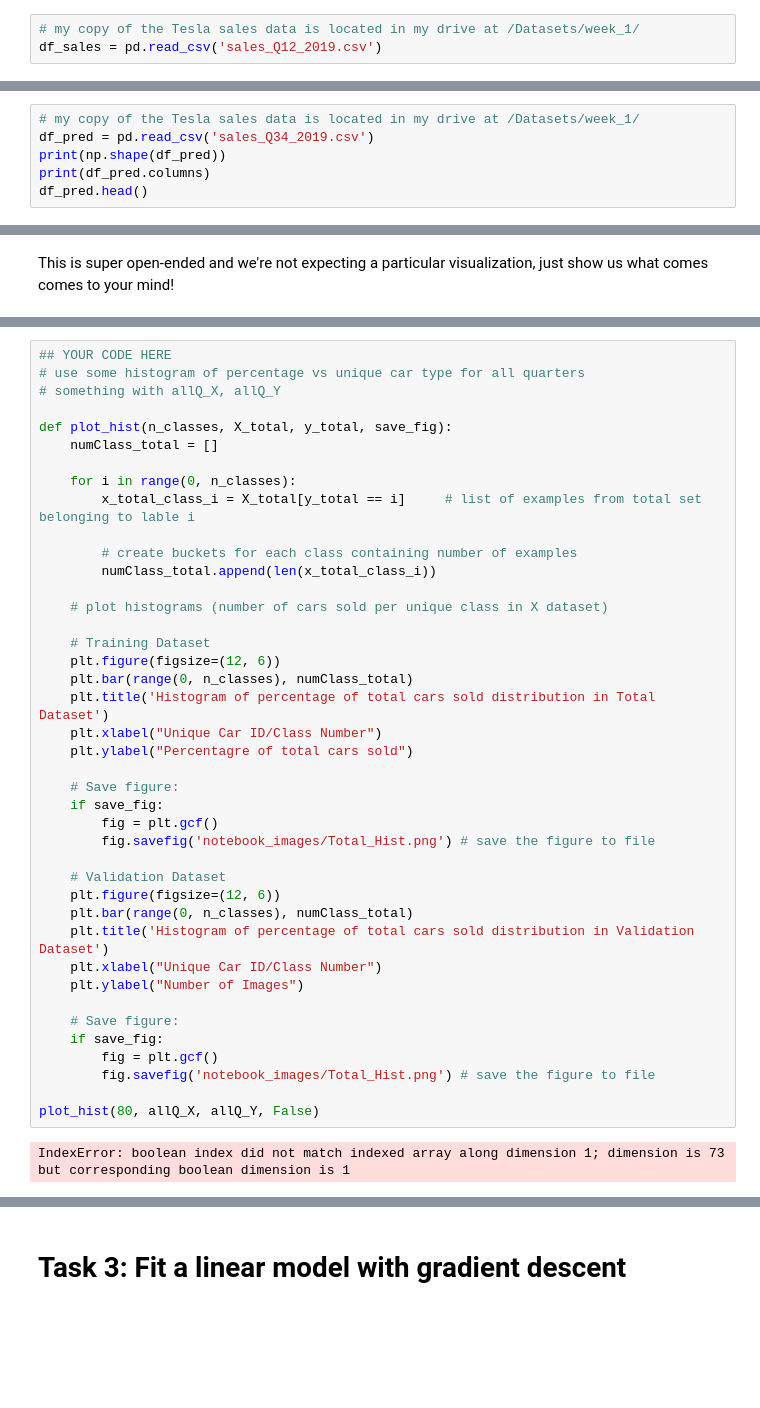
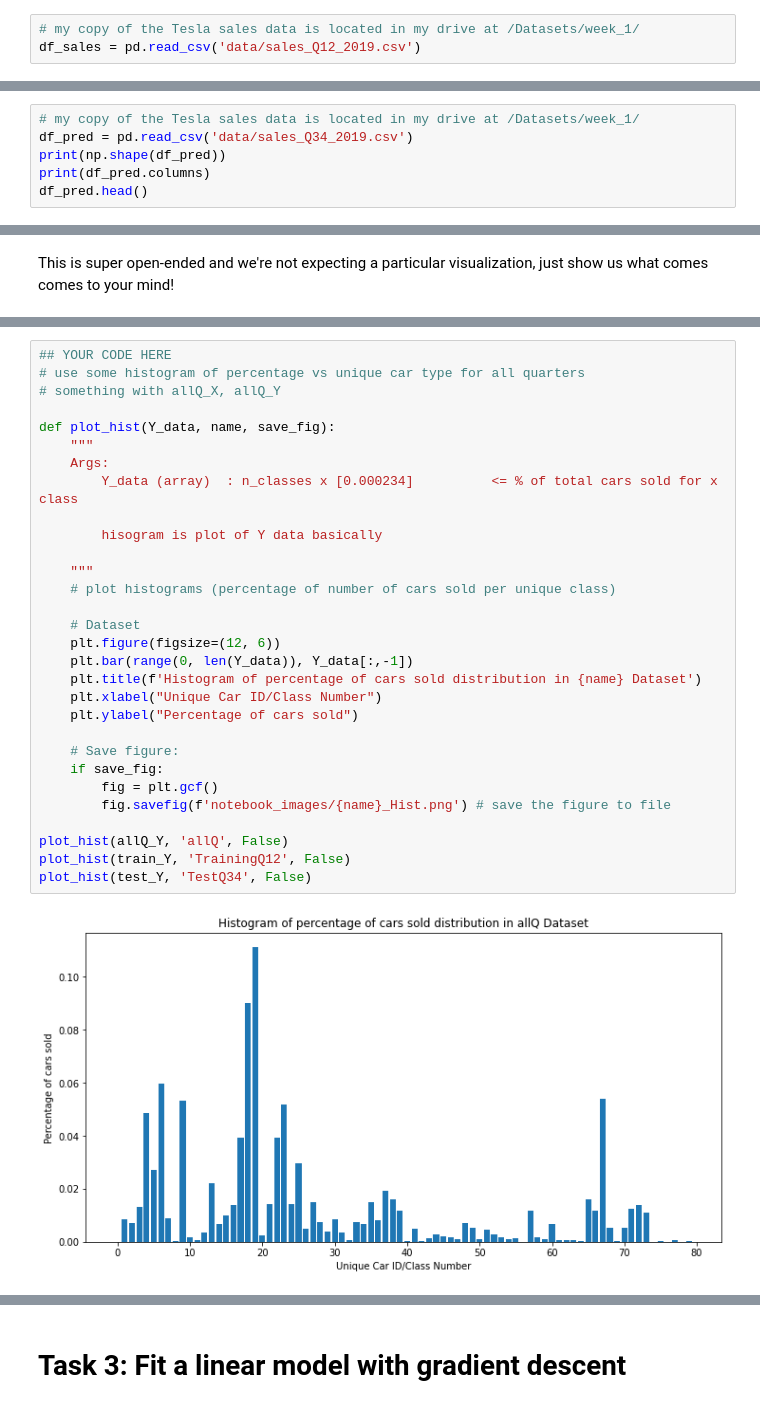
Before and after one commit to ChristianSAW/Fourthbrain, a Jupyter notebook: week1_miniproject_1A_CW.ipynb, the cells around one changed output, grey strips where cells are left out. Drawn from its saved outputs; the diff is of its cells as text; blank space fills up the shorter version.

Commit message:
Added data, completed assignment

```diff
--- a/week1_miniproject_1A_CW.ipynb
+++ b/week1_miniproject_1A_CW.ipynb
@@ -24,7 +22,7 @@ import matplotlib.pyplot as plt
 Then examine the data's shape and first few rows
 # %%
 # my copy of the Tesla sales data is located in my drive at /Datasets/week_1/
-df_sales = pd.read_csv('sales_Q12_2019.csv')
+df_sales = pd.read_csv('data/sales_Q12_2019.csv')
 # %%
 print(df_sales.shape)
 df_sales.head()
@@ -79,7 +77,7 @@ df_sales.head()
 The `'dealer_state'` and `'date'` columns have already been eliminated in this dataset, so you don't need to worry about them here. Examine the data's shape and first few rows.
 # %%
 # my copy of the Tesla sales data is located in my drive at /Datasets/week_1/
-df_pred = pd.read_csv('sales_Q34_2019.csv')
+df_pred = pd.read_csv('data/sales_Q34_2019.csv')
 print(np.shape(df_pred))
 print(df_pred.columns)
 df_pred.head()
@@ -211,43 +225,32 @@ This is super open-ended and we're not expecting a particular visualization, jus
 # %%
 ## YOUR CODE HERE
 # use some histogram of percentage vs unique car type for all quarters
 # something with allQ_X, allQ_Y
 
-def plot_hist(n_classes, X_total, y_total, save_fig):
-    numClass_total = []
+def plot_hist(Y_data, name, save_fig):
+    """
+    Args:
+        Y_data (array)  : n_classes x [0.000234]          <= % of total cars sold for x class
 
-    for i in range(0, n_classes):
-        x_total_class_i = X_total[y_total == i]     # list of examples from total set belonging to lable i
+        hisogram is plot of Y data basically
 
-        # create buckets for each class containing number of examples
-        numClass_total.append(len(x_total_class_i))
+    """
+    # plot histograms (percentage of number of cars sold per unique class)
 
-    # plot histograms (number of cars sold per unique class in X dataset)
-
-    # Training Dataset
+    # Dataset
     plt.figure(figsize=(12, 6))
-    plt.bar(range(0, n_classes), numClass_total)
-    plt.title('Histogram of percentage of total cars sold distribution in Total Dataset')
+    plt.bar(range(0, len(Y_data)), Y_data[:,-1])
+    plt.title(f'Histogram of percentage of cars sold distribution in {name} Dataset')
     plt.xlabel("Unique Car ID/Class Number")
-    plt.ylabel("Percentagre of total cars sold")
+    plt.ylabel("Percentage of cars sold")
 
     # Save figure:
     if save_fig:
         fig = plt.gcf()
-        fig.savefig('notebook_images/Total_Hist.png') # save the figure to file
+        fig.savefig(f'notebook_images/{name}_Hist.png') # save the figure to file
 
-    # Validation Dataset
-    plt.figure(figsize=(12, 6))
-    plt.bar(range(0, n_classes), numClass_total)
-    plt.title('Histogram of percentage of total cars sold distribution in Validation Dataset')
-    plt.xlabel("Unique Car ID/Class Number")
-    plt.ylabel("Number of Images")
-
-    # Save figure:
-    if save_fig:
-        fig = plt.gcf()
-        fig.savefig('notebook_images/Total_Hist.png') # save the figure to file
-
-plot_hist(80, allQ_X, allQ_Y, False)
+plot_hist(allQ_Y, 'allQ', False)
+plot_hist(train_Y, 'TrainingQ12', False)
+plot_hist(test_Y, 'TestQ34', False)
 # %% [output]
-IndexError: boolean index did not match indexed array along dimension 1; dimension is 73 but corresponding boolean dimension is 1
+[figure, added]
```
Also changed, not shown: parts of 8 cells of this notebook, 3 other files.
